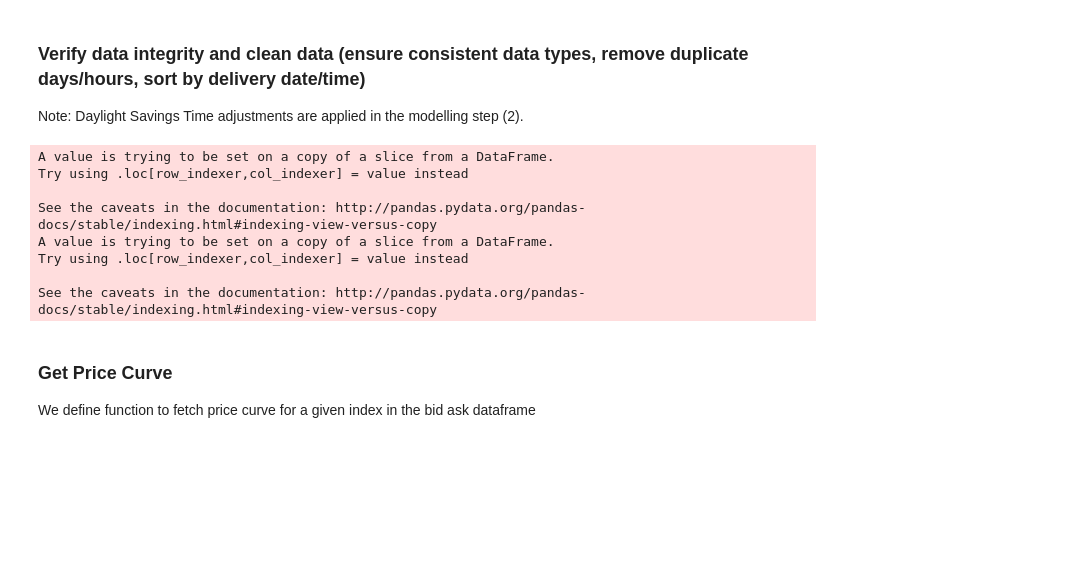
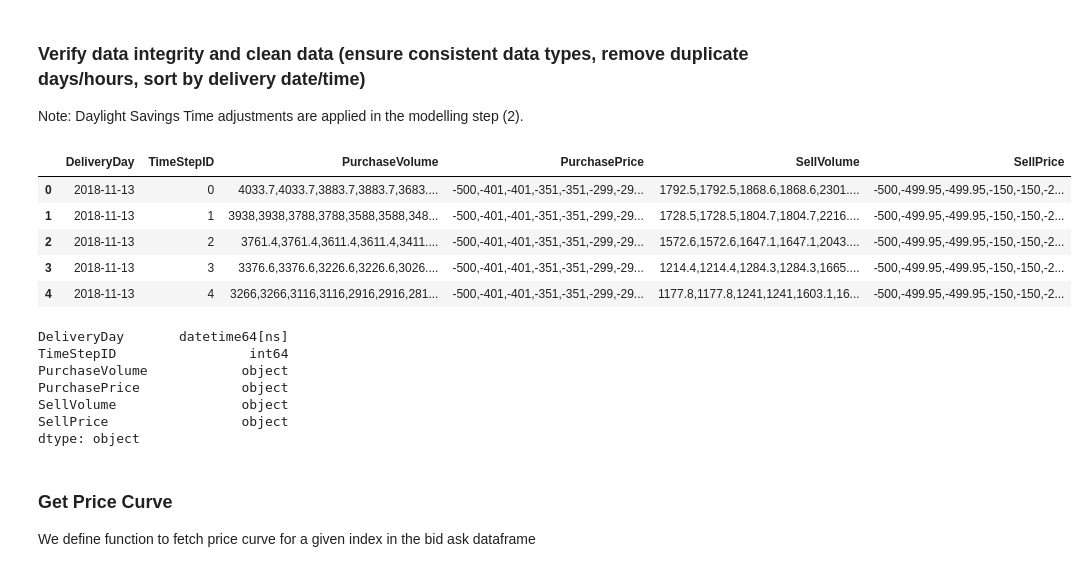
Before and after one commit to nvolfango/MScDissertation, a Jupyter notebook: Nathaniel/X-Model.ipynb, the cells around one changed output. Cells and saved outputs as stored; diff of their text form; code cells hidden in the pictures; blank space fills up the shorter version.

```diff
--- a/Nathaniel/X-Model.ipynb
+++ b/Nathaniel/X-Model.ipynb
@@ -63,6 +84,7 @@ def clean_TimeStepID(TimeStepID):
     # Remove letter and convert to int
     return(int(TimeStepID[:pos]))
 
+
 def clean_data(dataframe):
     # Remove duplicates
     dataframe = dataframe.drop_duplicates()
@@ -72,18 +94,31 @@ def clean_data(dataframe):
     dataframe["TimeStepID"] = dataframe["TimeStepID"].apply(clean_TimeStepID)
     dataframe = dataframe.sort_values(by=["DeliveryDay","TimeStepID"]).reset_index().drop("index", axis=1)
 
+    # Convert TimeStepID to zero-index, i.e. {0,...,23}
+    dataframe["TimeStepID"] = dataframe["TimeStepID"] - 1
+
     return(dataframe)
 # %%
 ba = clean_data(ba)
-# %% [output]
-A value is trying to be set on a copy of a slice from a DataFrame.
-Try using .loc[row_indexer,col_indexer] = value instead
-
-See the caveats in the documentation: http://pandas.pydata.org/pandas-docs/stable/indexing.html#indexing-view-versus-copy
-A value is trying to be set on a copy of a slice from a DataFrame.
-Try using .loc[row_indexer,col_indexer] = value instead
-
-See the caveats in the documentation: http://pandas.pydata.org/pandas-docs/stable/indexing.html#indexing-view-versus-copy
+# %%
+ba.head()
+# %% [output]
+|  | DeliveryDay | TimeStepID | PurchaseVolume | PurchasePrice | SellVolume | SellPrice |
+| 0 | 2018-11-13 | 0 | 4033.7,4033.7,3883.7,3883.7,3683.... | -500,-401,-401,-351,-351,-299,-29... | 1792.5,1792.5,1868.6,1868.6,2301.... | -500,-499.95,-499.95,-150,-150,-2... |
+| 1 | 2018-11-13 | 1 | 3938,3938,3788,3788,3588,3588,348... | -500,-401,-401,-351,-351,-299,-29... | 1728.5,1728.5,1804.7,1804.7,2216.... | -500,-499.95,-499.95,-150,-150,-2... |
+| 2 | 2018-11-13 | 2 | 3761.4,3761.4,3611.4,3611.4,3411.... | -500,-401,-401,-351,-351,-299,-29... | 1572.6,1572.6,1647.1,1647.1,2043.... | -500,-499.95,-499.95,-150,-150,-2... |
+| 3 | 2018-11-13 | 3 | 3376.6,3376.6,3226.6,3226.6,3026.... | -500,-401,-401,-351,-351,-299,-29... | 1214.4,1214.4,1284.3,1284.3,1665.... | -500,-499.95,-499.95,-150,-150,-2... |
+| 4 | 2018-11-13 | 4 | 3266,3266,3116,3116,2916,2916,281... | -500,-401,-401,-351,-351,-299,-29... | 1177.8,1177.8,1241,1241,1603.1,16... | -500,-499.95,-499.95,-150,-150,-2... |
+# %%
+ba.dtypes
+# %% [output]
+DeliveryDay       datetime64[ns]
+TimeStepID                 int64
+PurchaseVolume            object
+PurchasePrice             object
+SellVolume                object
+SellPrice                 object
+dtype: object
 # %% [markdown]
 ### Get Price Curve
 
```
Also changed, not shown: parts of 10 cells of this notebook.
